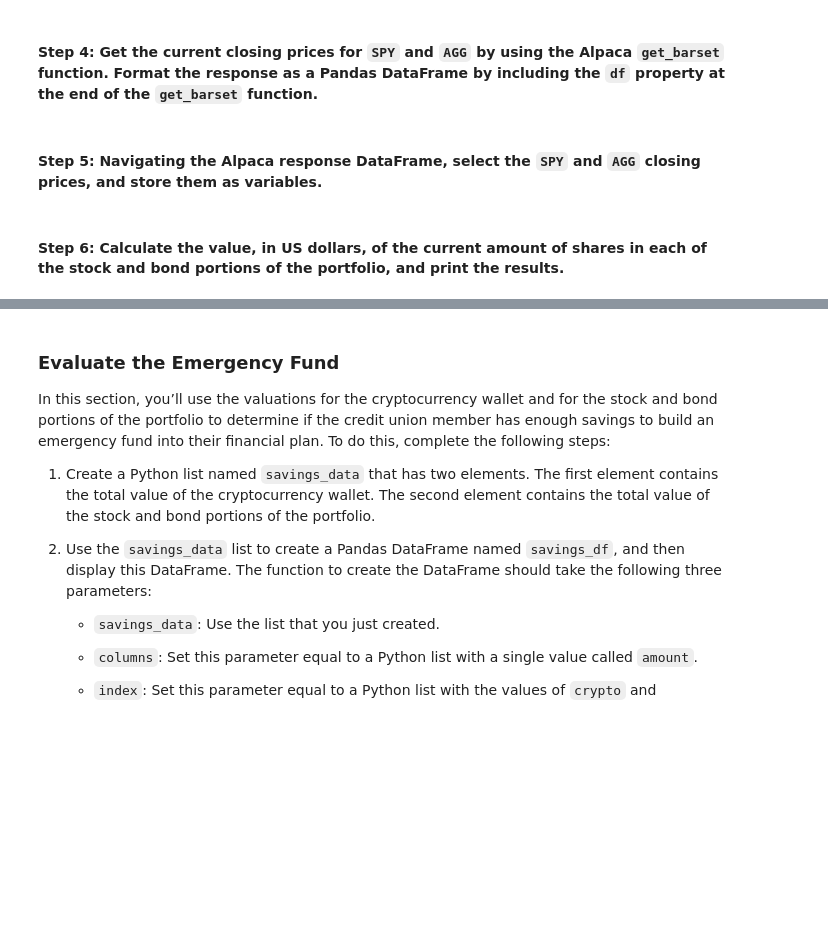
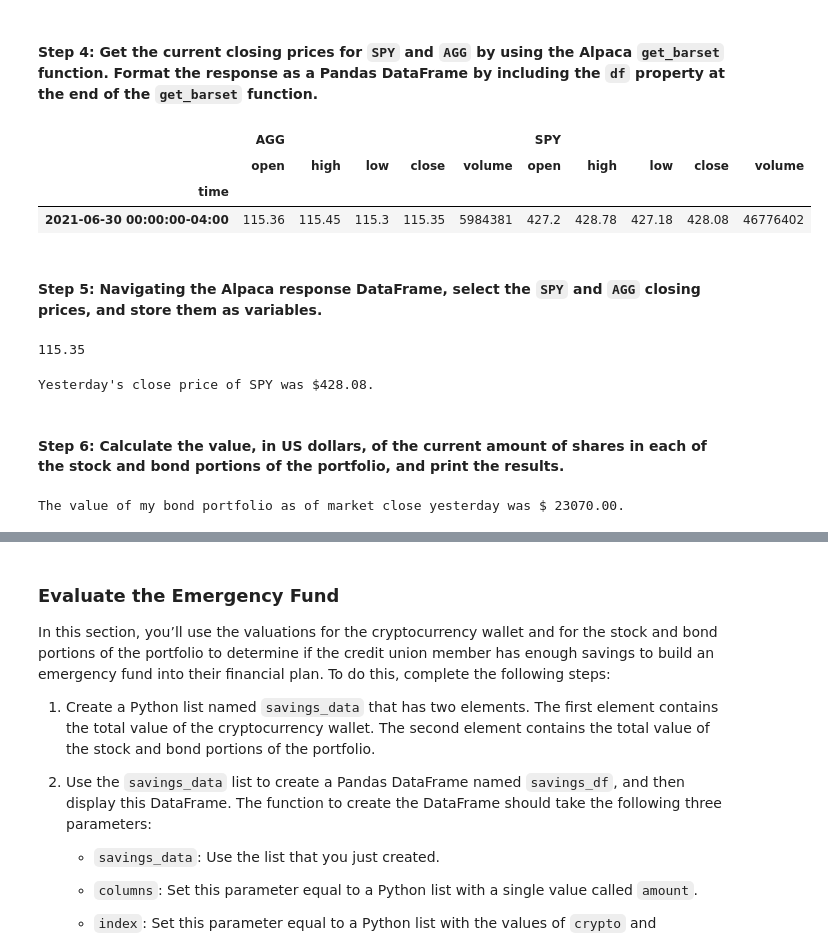
Before and after one commit to JunTheRewels/financial_planners, a Jupyter notebook: Starter_Code/financial_planning_tools.ipynb, the cells around one changed output, grey strips where cells are left out. Saved outputs shown, nothing was run; the diff lists cells and outputs as text; code cells hidden in the pictures; blank space fills up the shorter version.

Commit message:
evaluated stock & bond portfolio

```diff
--- a/Starter_Code/financial_planning_tools.ipynb
+++ b/Starter_Code/financial_planning_tools.ipynb
@@ -187,11 +187,14 @@ agg_shares = 200
 #### Step 2: Set the variables for the Alpaca API and secret keys. Using the Alpaca SDK, create the Alpaca `tradeapi.REST` object. In this object, include the parameters for the Alpaca API key, the secret key, and the version number.
 # %%
 # Set the variables for the Alpaca API and secret keys
-# YOUR CODE HERE
-# YOUR CODE HERE
+alpaca_api_key = os.getenv("ALPACA_API_KEY")
+alpaca_secret_key = os.getenv("ALPACA_SECRET_KEY")
 
 # Create the Alpaca tradeapi.REST object
-# YOUR CODE HERE
+alpaca = tradeapi.REST(
+    alpaca_api_key,
+    alpaca_secret_key,
+    api_version="v2")
 # %% [markdown]
 #### Step 3: Set the following parameters for the Alpaca API call:
 
@@ -202,49 +205,65 @@ agg_shares = 200
 - `start_date` and `end_date`: Use the same date for these parameters, and format them with the date of the previous weekday (or `2020-08-07`). This is because you want the one closing price for the most-recent trading day.
 # %%
 # Set the tickers for both the bond and stock portion of the portfolio
-# YOUR CODE HERE
+tickers = ["SPY", "AGG"]
 
 # Set timeframe to 1D
-# YOUR CODE HERE
+timeframe = "1D"
 
 # Format current date as ISO format
 # Set both the start and end date at the date of your prior weekday
 # This will give you the closing price of the previous trading day
 # Alternatively you can use a start and end date of 2020-08-07
-# YOUR CODE HERE
-# YOUR CODE HERE
+start_date = pd.Timestamp("2021-06-30", tz="America/New_York").isoformat()
+end_date = pd.Timestamp("2021-06-30", tz="America/New_York").isoformat()
 # %% [markdown]
 #### Step 4: Get the current closing prices for `SPY` and `AGG` by using the Alpaca `get_barset` function. Format the response as a Pandas DataFrame by including the `df` property at the end of the `get_barset` function.
 # %%
 # Use the Alpaca get_barset function to get current closing prices the portfolio
 # Be sure to set the `df` property after the function to format the response object as a DataFrame
-# YOUR CODE HERE
+portfolio_df = alpaca.get_barset(
+    tickers,
+    timeframe,
+    start=start_date,
+    end=end_date
+).df
 
 # Review the first 5 rows of the Alpaca DataFrame
-# YOUR CODE HERE
+portfolio_df.head()
+# %% [output]
+|  | AGG |  |  |  |  | SPY |  |  |  |  |
+|  | open | high | low | close | volume | open | high | low | close | volume |
+| time |  |  |  |  |  |  |  |  |  |  |
+| 2021-06-30 00:00:00-04:00 | 115.36 | 115.45 | 115.3 | 115.35 | 5984381 | 427.2 | 428.78 | 427.18 | 428.08 | 46776402 |
 # %% [markdown]
 #### Step 5: Navigating the Alpaca response DataFrame, select the `SPY` and `AGG` closing prices, and store them as variables.
 # %%
 # Access the closing price for AGG from the Alpaca DataFrame
 # Converting the value to a floating point number
-agg_close_price = # YOUR CODE HERE
+agg_close_price = float(portfolio_df["AGG"]["close"])
 
 # Print the AGG closing price
-# YOUR CODE HERE
+print(f"Yesterday's close price of AGG was ${agg_close_price}.")
+# %% [output]
+115.35
 # %%
 # Access the closing price for SPY from the Alpaca DataFrame
 # Converting the value to a floating point number
-spy_close_price = # YOUR CODE HERE
+spy_close_price = float(portfolio_df["SPY"]["close"])
 
 # Print the SPY closing price
-# YOUR CODE HERE
+print(f"Yesterday's close price of SPY was ${spy_close_price}.")
+# %% [output]
+Yesterday's close price of SPY was $428.08.
 # %% [markdown]
 #### Step 6: Calculate the value, in US dollars, of the current amount of shares in each of the stock and bond portions of the portfolio, and print the results.
 # %%
 # Calculate the current value of the bond portion of the portfolio
-agg_value = # YOUR CODE HERE
+agg_value = agg_shares * agg_close_price
 
 # Print the current value of the bond portfolio
-# YOUR CODE HERE
+print(f"The value of my bond portfolio as of market close yesterday was ${agg_value: .02f}.")
+# %% [output]
+The value of my bond portfolio as of market close yesterday was $ 23070.00.
 # %%
 # Calculate the current value of the stock portion of the portfolio
```
Also changed, not shown: parts of 3 cells of this notebook.
